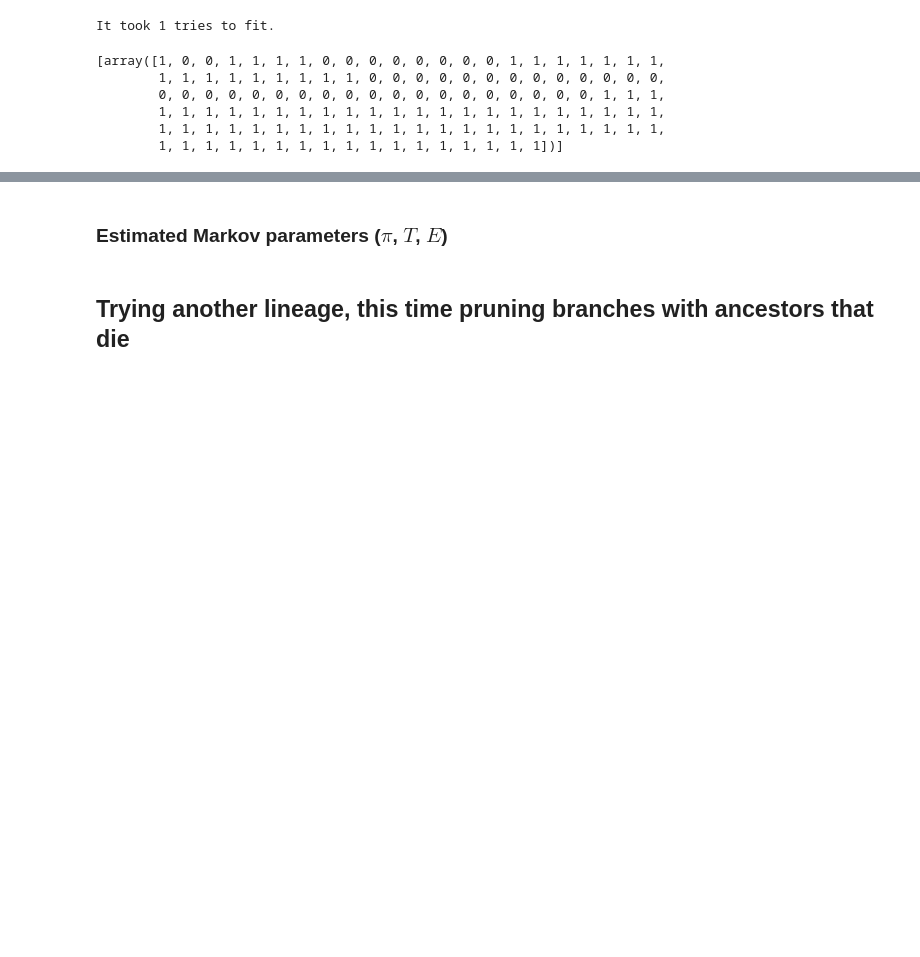
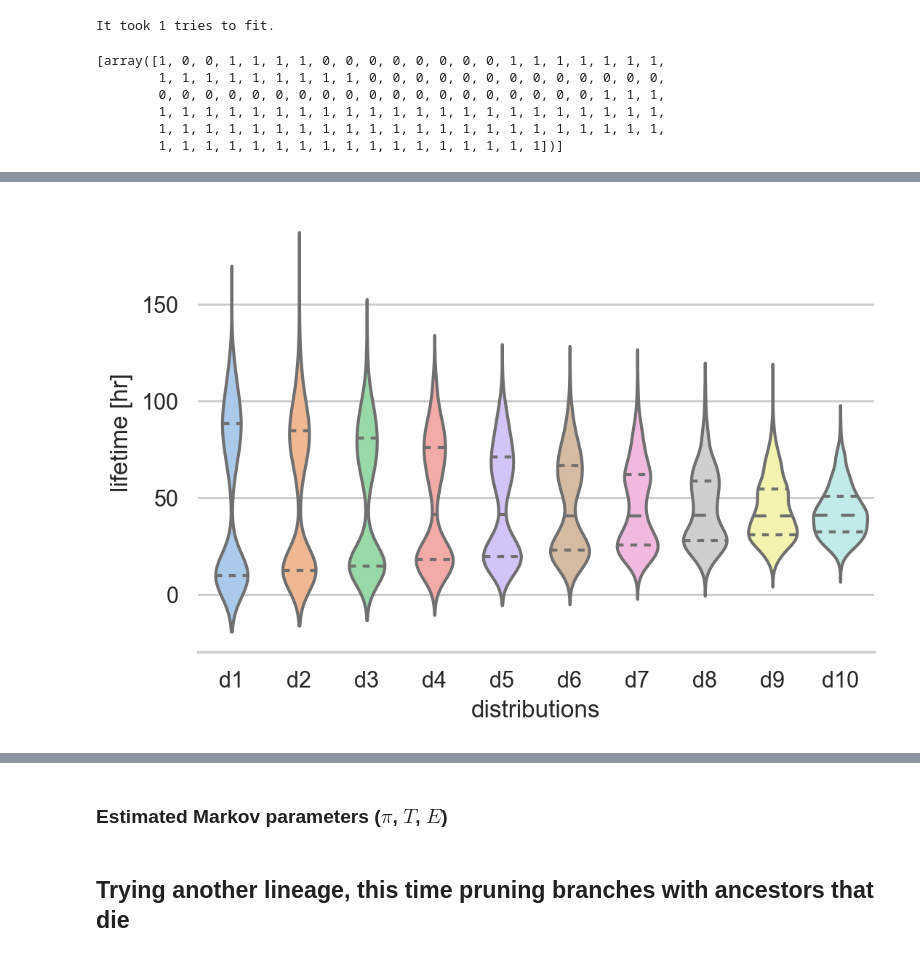
Before and after one commit to meyer-lab/tHMM, a Jupyter notebook: Guide_to_tHMM.ipynb, the cells around one changed output, grey strips where cells are left out. Saved outputs shown, nothing was run; the diff lists cells and outputs as text; code cells hidden in the pictures; blank space fills up the shorter version.

```diff
--- a/Guide_to_tHMM.ipynb
+++ b/Guide_to_tHMM.ipynb
@@ -188,0 +186,13 @@ plt.legend()
+# %%
+import seaborn as sns
+
+dists = distributionPlot()
+plt.figure(dpi=200)
+sns.set(style="whitegrid", palette="pastel", color_codes=True)
+
+sns.violinplot(x="distributions", y="lifetime [hr]",
+               split=True, inner="quart",
+               data=dists)
+sns.despine(left=True)
+# %% [output]
+[figure, added]
```
Also changed, not shown: parts of 3 cells of this notebook, 1 other file.
